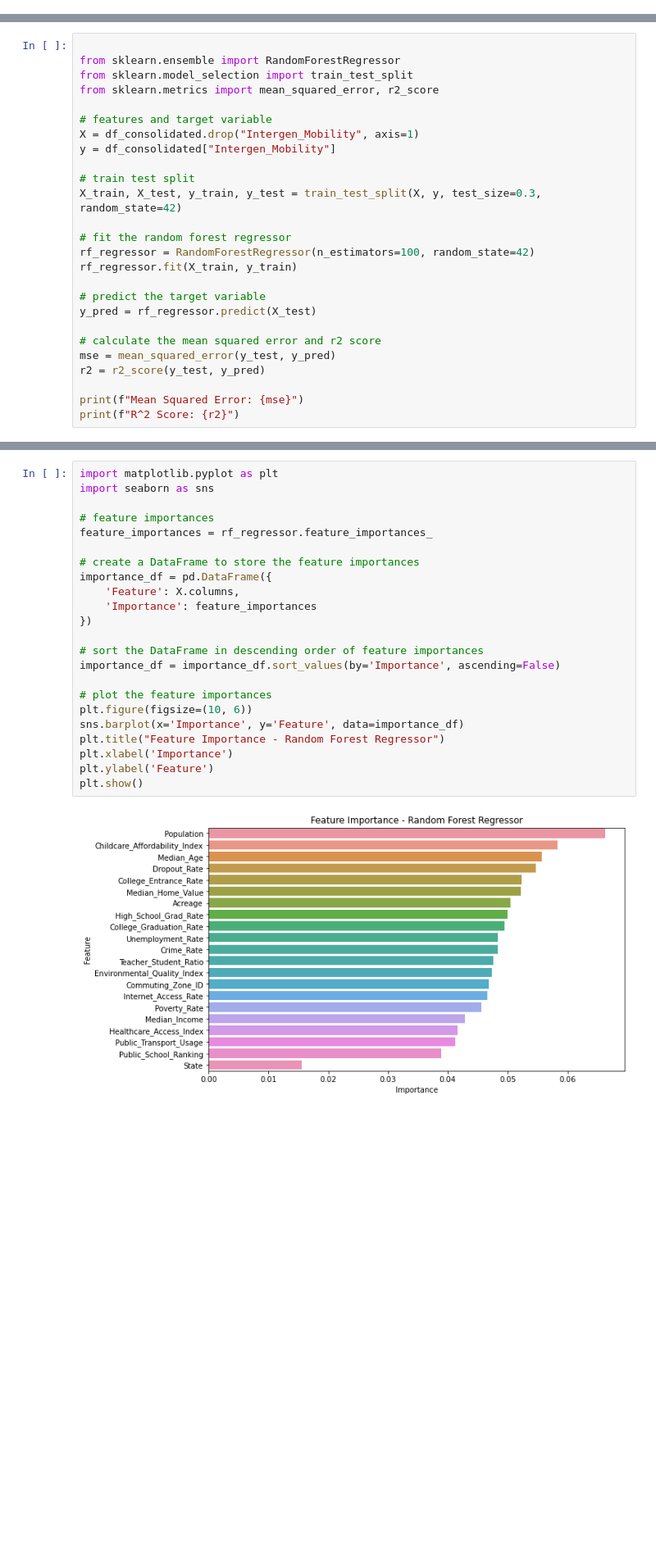
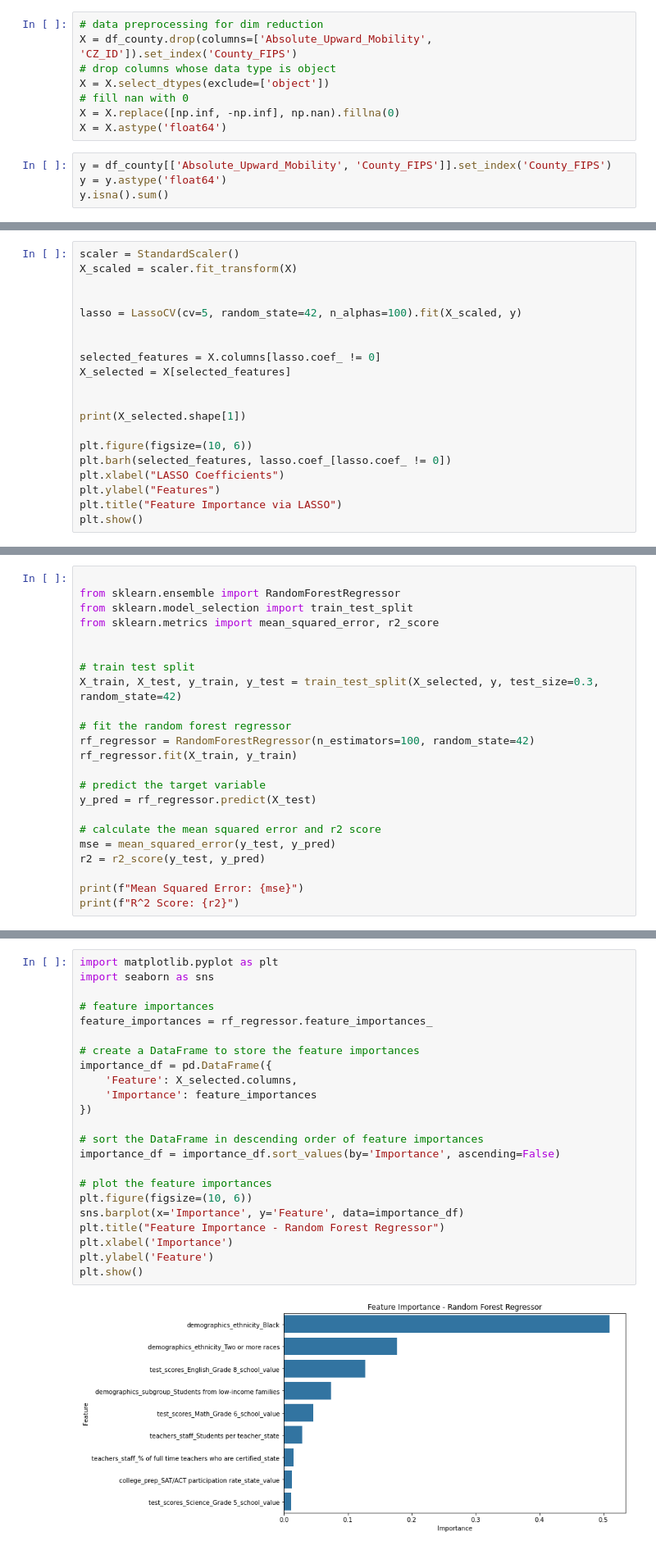
Before and after one commit to 0theinfinite/ascending, a Jupyter notebook: notebooks/regression.ipynb, the cells around one changed output, grey strips where cells are left out. Shown: that part at 82% size. Saved outputs shown, nothing was run; the diff lists cells and outputs as text; blank space fills up the shorter version.

```diff
--- a/notebooks/regression.ipynb
+++ b/notebooks/regression.ipynb
@@ -0,0 +23,12 @@
+# %%
+# data preprocessing for dim reduction
+X = df_county.drop(columns=['Absolute_Upward_Mobility', 'CZ_ID']).set_index('County_FIPS')
+# drop columns whose data type is object
+X = X.select_dtypes(exclude=['object'])
+# fill nan with 0
+X = X.replace([np.inf, -np.inf], np.nan).fillna(0)
+X = X.astype('float64')
+# %%
+y = df_county[['Absolute_Upward_Mobility', 'County_FIPS']].set_index('County_FIPS')
+y = y.astype('float64')
+y.isna().sum()
@@ -0,0 +43,20 @@
+# %%
+scaler = StandardScaler()
+X_scaled = scaler.fit_transform(X)
+
+
+lasso = LassoCV(cv=5, random_state=42, n_alphas=100).fit(X_scaled, y)
+
+
+selected_features = X.columns[lasso.coef_ != 0]
+X_selected = X[selected_features]
+
+
+print(X_selected.shape[1])
+
+plt.figure(figsize=(10, 6))
+plt.barh(selected_features, lasso.coef_[lasso.coef_ != 0])
+plt.xlabel("LASSO Coefficients")
+plt.ylabel("Features")
+plt.title("Feature Importance via LASSO")
+plt.show()
@@ -315,12 +335,9 @@ from sklearn.ensemble import RandomForestRegressor
 from sklearn.model_selection import train_test_split
 from sklearn.metrics import mean_squared_error, r2_score
 
-# features and target variable
-X = df_consolidated.drop("Intergen_Mobility", axis=1)
-y = df_consolidated["Intergen_Mobility"]
 
 # train test split
-X_train, X_test, y_train, y_test = train_test_split(X, y, test_size=0.3, random_state=42)
+X_train, X_test, y_train, y_test = train_test_split(X_selected, y, test_size=0.3, random_state=42)
 
 # fit the random forest regressor
 rf_regressor = RandomForestRegressor(n_estimators=100, random_state=42)
@@ -341,25 +358,25 @@ R^2 Score: -0.07451949866067631
 # %%
 import matplotlib.pyplot as plt
 import seaborn as sns
 
 # feature importances
 feature_importances = rf_regressor.feature_importances_
 
 # create a DataFrame to store the feature importances
 importance_df = pd.DataFrame({
-    'Feature': X.columns,
+    'Feature': X_selected.columns,
     'Importance': feature_importances
 })
 
 # sort the DataFrame in descending order of feature importances
 importance_df = importance_df.sort_values(by='Importance', ascending=False)
 
 # plot the feature importances
 plt.figure(figsize=(10, 6))
 sns.barplot(x='Importance', y='Feature', data=importance_df)
 plt.title("Feature Importance - Random Forest Regressor")
 plt.xlabel('Importance')
 plt.ylabel('Feature')
 plt.show()
 # %% [output]
-[figure, old version]
+[figure, new version]
```
Also changed, not shown: parts of 13 cells of this notebook.
